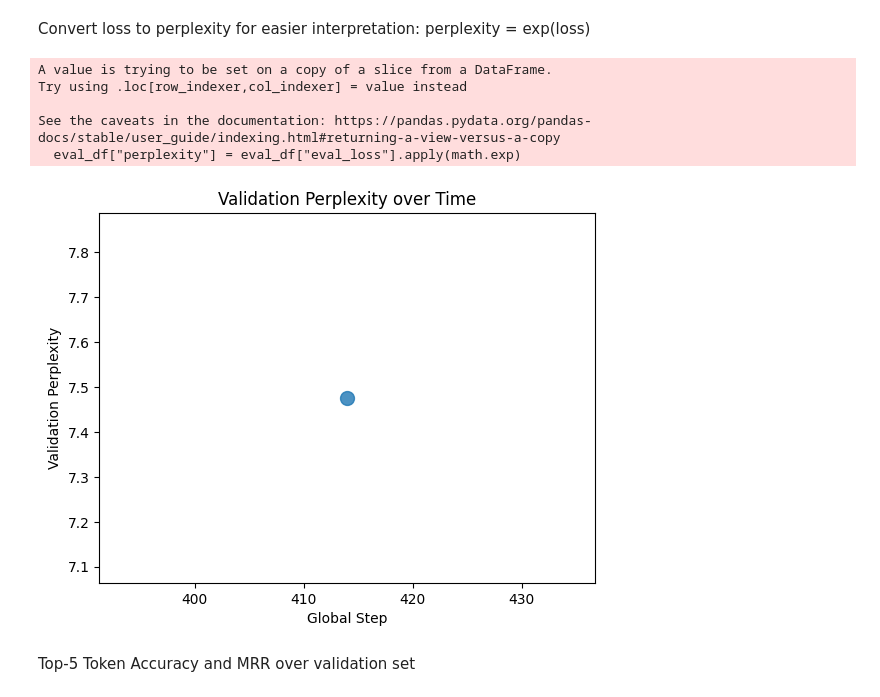
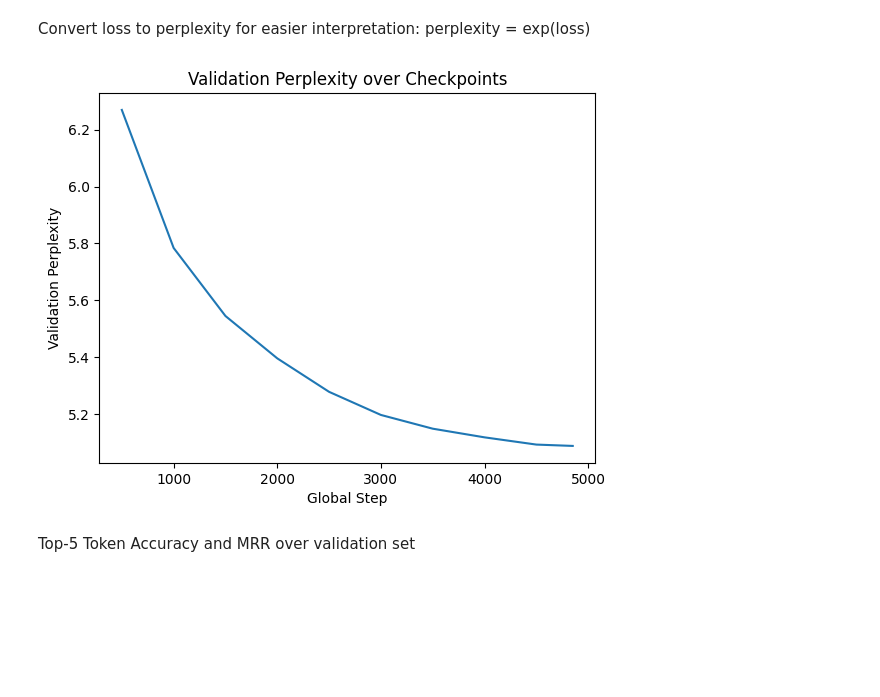
Before and after one commit to zfir-dev/TypeScriptMate-Training, a Jupyter notebook: TS Files to Transformer Model.ipynb, the cells around one changed output. Saved outputs shown, nothing was run; the diff lists cells and outputs as text; code cells hidden in the pictures; blank space fills up the shorter version.

```diff
--- a/TS Files to Transformer Model.ipynb
+++ b/TS Files to Transformer Model.ipynb
@@ -144,16 +53,15 @@ from peft import get_peft_model, LoraConfig, TaskType
 Configurations
 # %%
 USE_LORA = False
-DATA_DIR     = "outputs/bigcode-ts-output-4000-formatted"
-METADATA_CSV = "outputs/bigcode-ts-output-4000-types.csv"
-OUTPUT_DIR   = "outputs/typescriptmate"
+DATA_DIR     = "outputs/bigcode-ts-output-50000-formatted"
+METADATA_CSV = "outputs/bigcode-ts-output-50000-types.csv"
+OUTPUT_DIR   = "outputs/typescriptmate-50000"
 BATCH_SIZE   = 4
 MAX_LENGTH   = 512
 EPOCHS       = 3
 LR           = 1e-5
 GRAD_CLIP    = 0.0
 SEED         = 42
-os.environ["PYTORCH_MPS_HIGH_WATERMARK_RATIO"] = "0.9"
 # %% [markdown]
 Count number of TypeScipt files in folder
 # %%
@@ -429,25 +445,14 @@ plt.show()
 # %% [markdown]
 Convert loss to perplexity for easier interpretation: perplexity = exp(loss)
 # %%
-eval_df["perplexity"] = eval_df["eval_loss"].apply(math.exp)
 plt.figure()
-plt.scatter(
-    eval_df["step"],
-    eval_df["perplexity"],
-    s=100,
-    alpha=0.8
-)
+plt.plot(df["step"], df["perplexity"])
 plt.xlabel("Global Step")
 plt.ylabel("Validation Perplexity")
-plt.title("Validation Perplexity over Time")
+plt.title("Validation Perplexity over Checkpoints")
 plt.show()
 # %% [output]
-A value is trying to be set on a copy of a slice from a DataFrame.
-Try using .loc[row_indexer,col_indexer] = value instead
-
-See the caveats in the documentation: https://pandas.pydata.org/pandas-docs/stable/user_guide/indexing.html#returning-a-view-versus-a-copy
-  eval_df["perplexity"] = eval_df["eval_loss"].apply(math.exp)
-[figure, old version]
+[figure, new version]
 # %% [markdown]
 Top-5 Token Accuracy and MRR over validation set
 # %%
```
Also changed, not shown: parts of 24 cells of this notebook, 1 other file.
